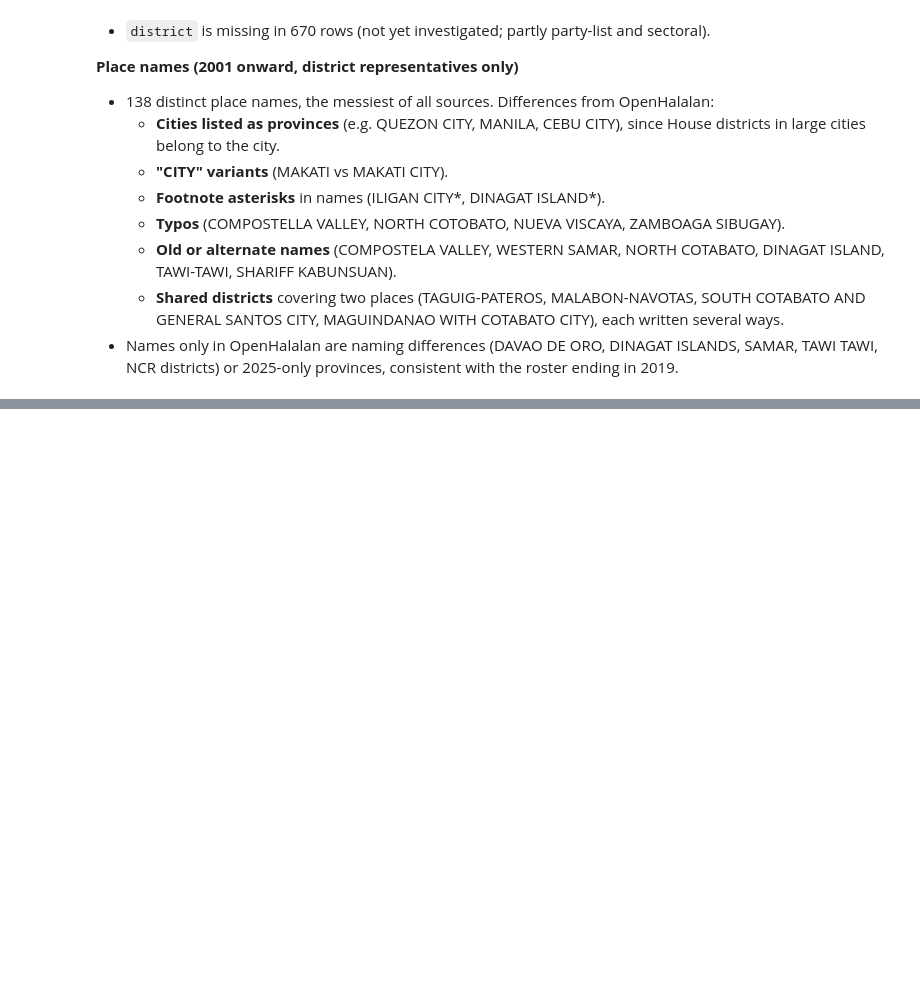
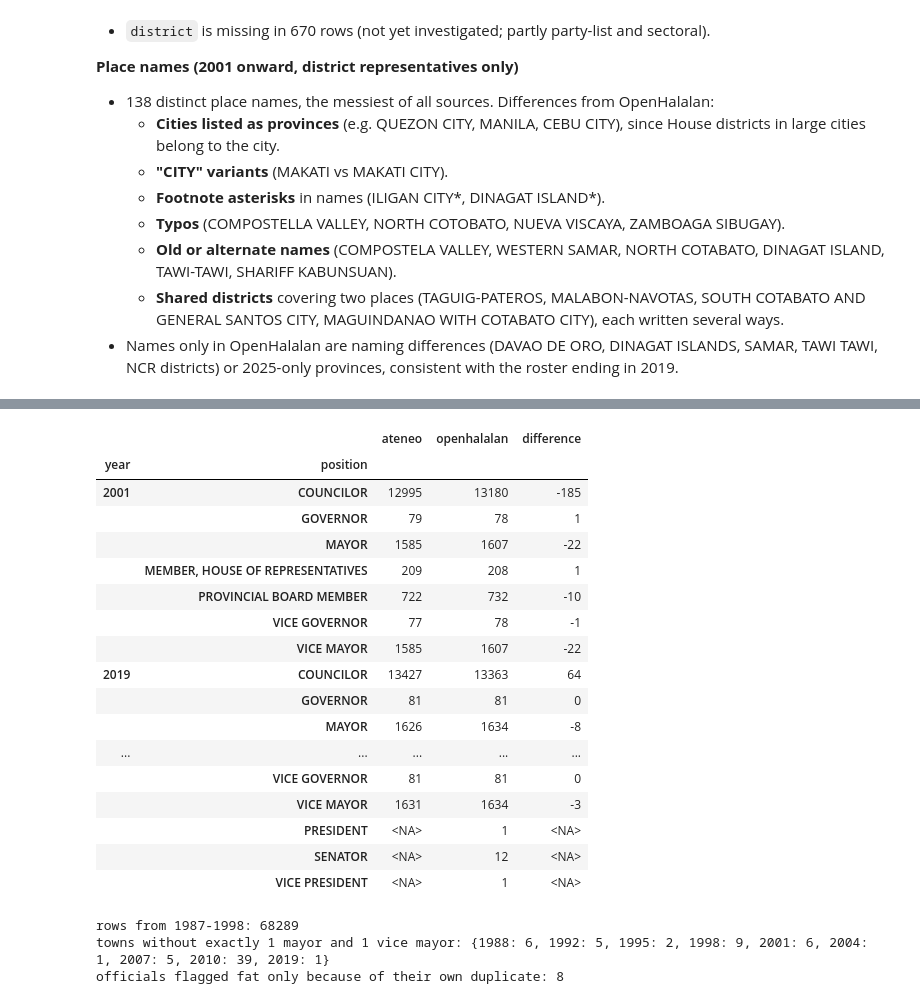
Before and after one commit to SrPenguin000/ph-political-dynasty-project, a Jupyter notebook: notebooks/01_source_profiling.ipynb, the cells around one changed output, grey strips where cells are left out. Drawn from its saved outputs; the diff is of its cells as text; code cells hidden in the pictures; blank space fills up the shorter version.

```diff
--- a/notebooks/01_source_profiling.ipynb
+++ b/notebooks/01_source_profiling.ipynb
@@ -996,0 +1079,9 @@ Status: **Done** = implemented in `src/transform/clean_backfill.py` · **Changed
+# %%
+hf = pd.read_parquet(RAW / "hf_memberships.parquet")
+oh = pd.read_csv(RAW / "openhalalan_winners.csv")
+
+pd.DataFrame({
+    "ateneo": ateneo["year"].value_counts(),
+    "hf": hf["year"].value_counts(),
+    "openhalalan": oh["Year"].value_counts(),
+}).sort_index().astype("Int64")
@@ -996,0 +1221,21 @@ Status: **Done** = implemented in `src/transform/clean_backfill.py` · **Changed
+# %%
+import sys
+sys.path.insert(0, str(PROJECT_ROOT))
+from src.transform.clean_backfill import apply_town_maps
+
+hf_clean = pd.read_parquet(STAGING / "hf_memberships_clean.parquet")
+oh_clean = pd.read_parquet(STAGING / "openhalalan_winners_clean.parquet")
+oh_ok = oh_clean[~oh_clean["town_shift_suspect"]]
+known = set(zip(hf_clean["province_std"], hf_clean["locality_std"])) | set(zip(oh_ok["province_std"], oh_ok["town_std"]))
+
+AT_PROV = {"NCR - MANILA": "NCR FIRST DISTRICT", "NCR - SECOND DISTRICT": "NCR SECOND DISTRICT",
+           "NCR - THIRD DISTRICT": "NCR THIRD DISTRICT", "NCR - FOURTH DISTRICT": "NCR FOURTH DISTRICT",
+           "TAWI-TAWI": "TAWI TAWI"}
+ateneo["province_std"] = ateneo["province"].replace(AT_PROV)
+ateneo["town_std"] = apply_town_maps(ateneo["municipality"], ateneo["province_std"])
+
+has_town = ateneo["town_std"].notna()
+is_known = pd.Series([pair in known for pair in zip(ateneo["province_std"], ateneo["town_std"])], index=ateneo.index)
+unknown = ateneo[has_town & ~is_known]
+print("rows with a town:", has_town.sum(), "| not a known town in that province:", len(unknown))
+unknown["year"].value_counts().sort_index()
@@ -996,0 +1409,43 @@ Status: **Done** = implemented in `src/transform/clean_backfill.py` · **Changed
+# %%
+a = ateneo.groupby(["year", "position"]).size().rename("ateneo")
+o = oh.groupby(["Year", "Position"]).size().rename("openhalalan")
+o.index.names = ["year", "position"]
+both = pd.concat([a, o], axis=1).astype("Int64")
+both["difference"] = both["ateneo"] - both["openhalalan"]
+both.loc[[2001, 2019, 2022]]
+# %% [output]
+|  |  | ateneo | openhalalan | difference |
+| year | position |  |  |  |
+| 2001 | COUNCILOR | 12995 | 13180 | -185 |
+|  | GOVERNOR | 79 | 78 | 1 |
+|  | MAYOR | 1585 | 1607 | -22 |
+|  | MEMBER, HOUSE OF REPRESENTATIVES | 209 | 208 | 1 |
+|  | PROVINCIAL BOARD MEMBER | 722 | 732 | -10 |
+|  | VICE GOVERNOR | 77 | 78 | -1 |
+|  | VICE MAYOR | 1585 | 1607 | -22 |
+| 2019 | COUNCILOR | 13427 | 13363 | 64 |
+|  | GOVERNOR | 81 | 81 | 0 |
+|  | MAYOR | 1626 | 1634 | -8 |
+| ... | ... | ... | ... | ... |
+|  | VICE GOVERNOR | 81 | 81 | 0 |
+|  | VICE MAYOR | 1631 | 1634 | -3 |
+|  | PRESIDENT | <NA> | 1 | <NA> |
+|  | SENATOR | <NA> | 12 | <NA> |
+|  | VICE PRESIDENT | <NA> | 1 | <NA> |
+# %%
+print("rows from 1987-1998:", ateneo["year"].le(1998).sum())
+
+mv = ateneo[ateneo["position"].isin(["MAYOR", "VICE MAYOR"]) & ~ateneo["year"].isin([2013, 2016])]
+per_town = mv.groupby(["year", "province", "municipality", "position"]).size().unstack(fill_value=0)
+incomplete = per_town[(per_town["MAYOR"] != 1) | (per_town["VICE MAYOR"] != 1)]
+print("towns without exactly 1 mayor and 1 vice mayor:", incomplete.groupby(level="year").size().to_dict())
+
+key = ["year", "position", "province", "municipality", "first_name", "last_name"]
+copies = ateneo.duplicated(key)
+in_group = ateneo.duplicated(key, keep=False)
+n_after = ateneo[~copies].groupby(["year", "province", "last_name"])["last_name"].transform("size")
+print("officials flagged fat only because of their own duplicate:", (n_after[in_group[~copies]] == 1).sum())
+# %% [output]
+rows from 1987-1998: 68289
+towns without exactly 1 mayor and 1 vice mayor: {1988: 6, 1992: 5, 1995: 2, 1998: 9, 2001: 6, 2004: 1, 2007: 5, 2010: 39, 2019: 1}
+officials flagged fat only because of their own duplicate: 8
```
Also changed, not shown: parts of 35 cells of this notebook, 2 other files.
